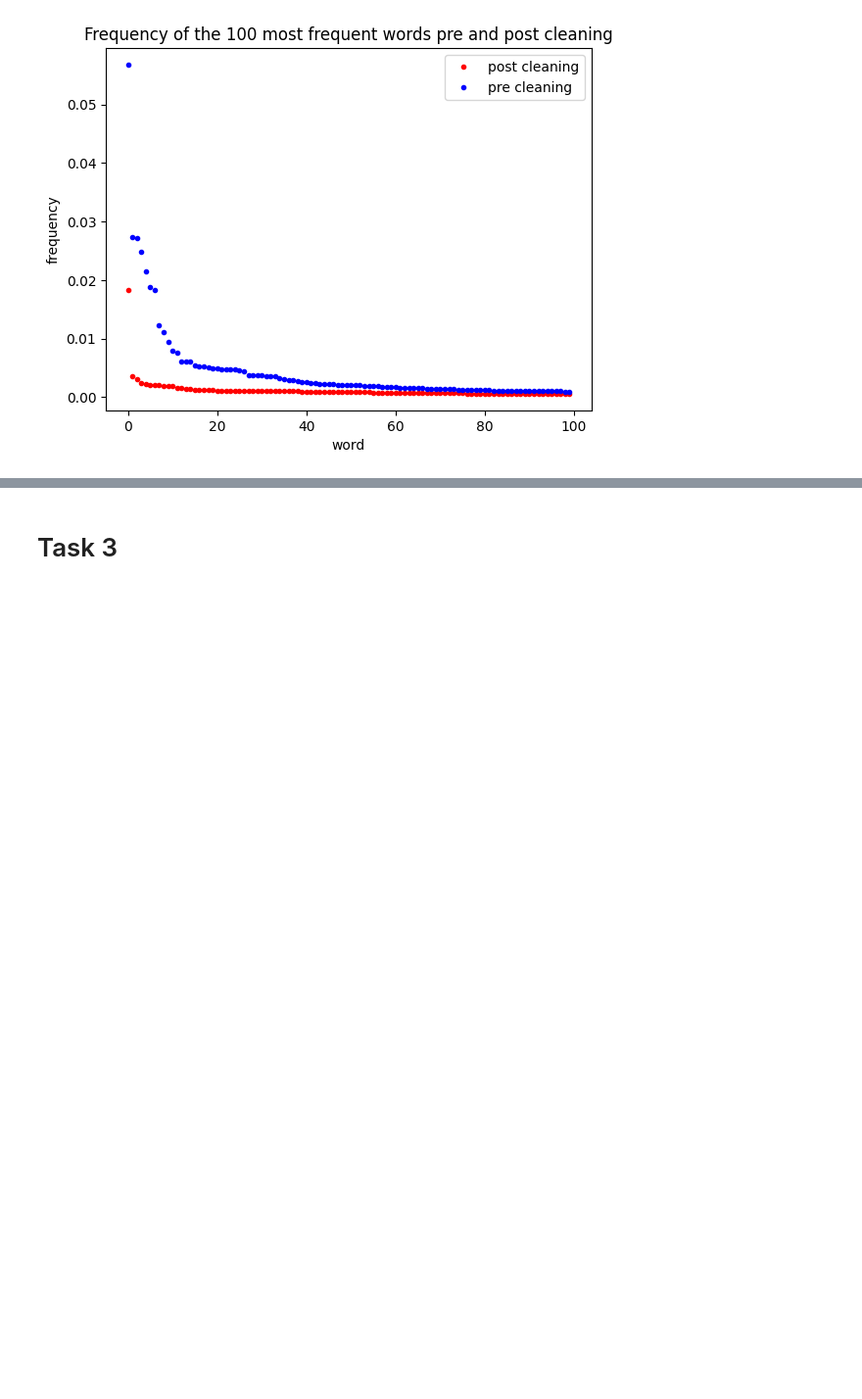
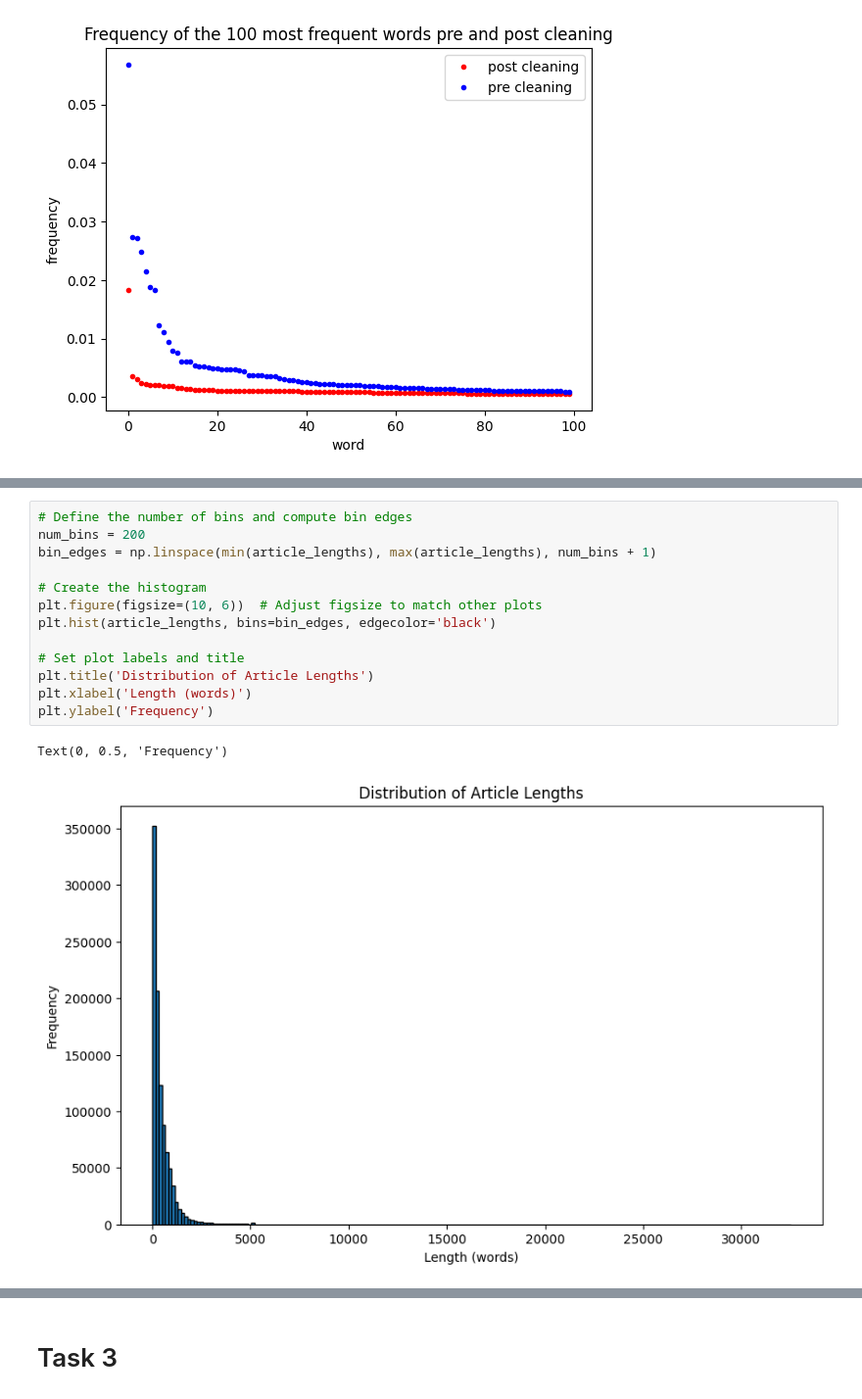
Before and after one commit to SofusEriksen/Fake_News_Project, a Jupyter notebook: Final project.ipynb, the cells around one changed output, grey strips where cells are left out. Shown at 98% size. Cells and saved outputs as stored; diff of their text form; blank space fills up the shorter version.

Commit message:
Added graphs and other visuals

```diff
--- a/Final project.ipynb
+++ b/Final project.ipynb
@@ -265,0 +273,16 @@ df_table
+# %%
+# Define the number of bins and compute bin edges
+num_bins = 200
+bin_edges = np.linspace(min(article_lengths), max(article_lengths), num_bins + 1)
+
+# Create the histogram
+plt.figure(figsize=(10, 6))  # Adjust figsize to match other plots
+plt.hist(article_lengths, bins=bin_edges, edgecolor='black')
+
+# Set plot labels and title
+plt.title('Distribution of Article Lengths')
+plt.xlabel('Length (words)')
+plt.ylabel('Frequency')
+# %% [output]
+Text(0, 0.5, 'Frequency')
+[figure, added]
```
Also changed, not shown: parts of 15 cells of this notebook.
